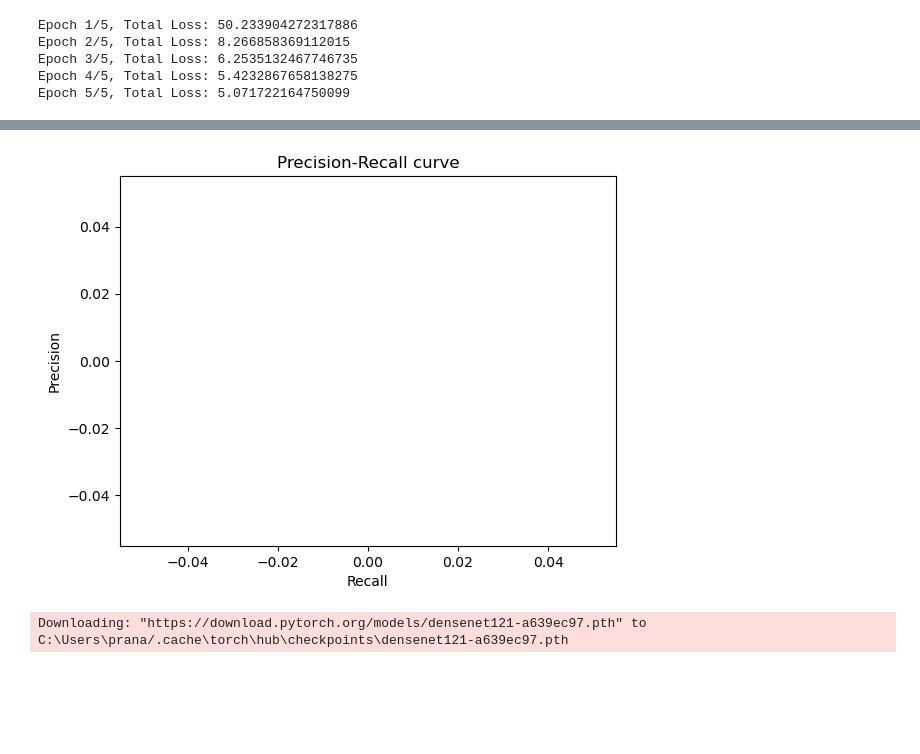
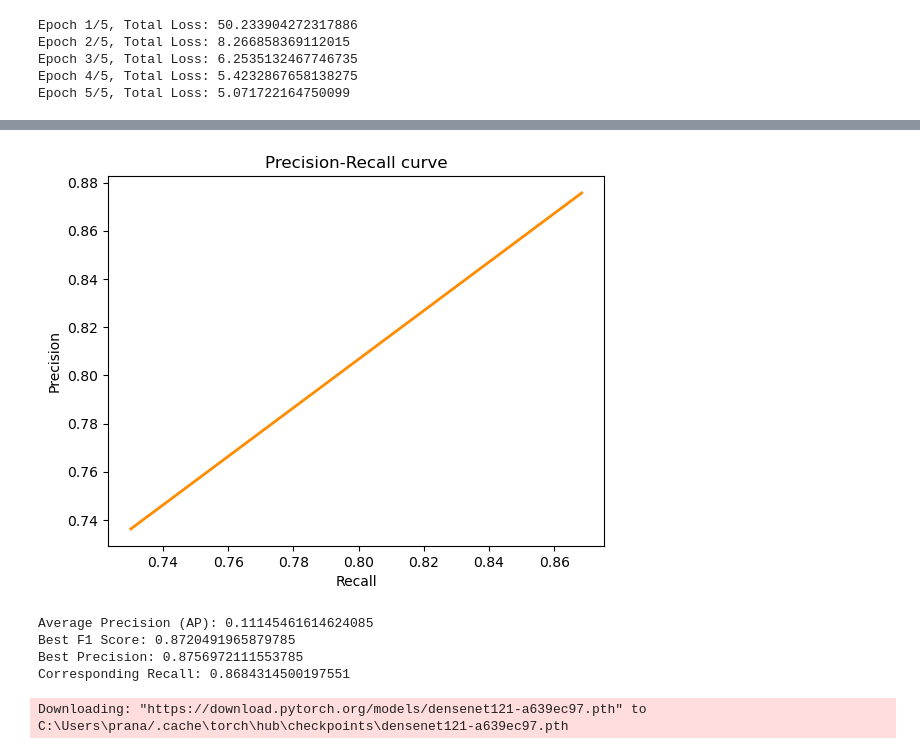
Before and after one commit to PranavMishra17/Microscopy_Seg_CVProjectFall23, a Jupyter notebook: Fast R-CNN.ipynb, the cells around one changed output, grey strips where cells are left out. Saved outputs shown, nothing was run; the diff lists cells and outputs as text; code cells hidden in the pictures; blank space fills up the shorter version.

```diff
--- a/Fast R-CNN.ipynb
+++ b/Fast R-CNN.ipynb
@@ -702,7 +706,16 @@ for epoch in range(num_epochs):
 Epoch 1/2, Total Loss: 67.54901397228241
 Epoch 2/2, Total Loss: 29.958325386047363
 # %%
-pip install cuda
+def load_model(model, load_path, device=torch.device('cpu')):
+    # Ensure the model architecture is the same as the saved state_dict
+    model.load_state_dict(torch.load(load_path, map_location=device))
+    model.to(device)
+    return model
+
+# Usage example:
+model_load_path = directory + 'fast_rcnn_resnet_model.pth'
+fast_rcnn_model = FastRCNNFPN(num_classes)  # Replace with the appropriate number of classes
+fast_rcnn_model = load_model(fast_rcnn_model, model_load_path, device)
 # %%
 @torch.no_grad()
 def evaluate_and_plot(model, data_loader, device, num_images=2, threshold=0.26):
@@ -872,18 +885,18 @@ def evaluate_model(model, data_loader, device, iou_threshold=0.26):
 
     return precision, recall, f1
 # %%
-iou_thresholds = np.linspace(0.3, 0.7, 5)  # Example IoU thresholds
-precisions = []
-recalls = []
+iou_thresholds = np.linspace(0.3, 0.8, 5)  # Example IoU thresholds
+precisions1 = []
+recalls1 = []
 
 for iou_thresh in iou_thresholds:
     precision, recall, _ = evaluate_model(fast_rcnn_model, val_loader, device, iou_threshold=iou_thresh)
-    precisions.append(precision)
-    recalls.append(recall)
+    precisions1.append(precision)
+    recalls1.append(recall)
 
 # Plotting Precision-Recall curve
 plt.figure()
-plt.plot(recalls, precisions, color='darkorange', lw=2)
+plt.plot(recalls1, precisions1, color='darkorange', lw=2)
 plt.xlabel('Recall')
 plt.ylabel('Precision')
 plt.title('Precision-Recall curve')
@@ -954,6 +994,10 @@ Epoch 3/5, Total Loss: 6.2535132467746735
 Epoch 4/5, Total Loss: 5.4232867658138275
 Epoch 5/5, Total Loss: 5.071722164750099
 # %%
+model_load_path = directory + 'fast_rcnn_mobilenet_model.pth'
+
+model_mobilenet = load_model(model_mobilenet, model_load_path, device)
+
 # Call the function to evaluate and plot predictions
 evaluate_and_plot(model_mobilenet, val_loader, device, num_images=2)
 # %% [output]
@@ -972,22 +1040,55 @@ Image 2 Predictions (after threshold):
 # %%
-iou_thresholds = np.linspace(0.3, 0.7, 5)  # Example IoU thresholds
+iou_thresholds = np.linspace(0.3, 0.8, 5)  # Example IoU thresholds
 precisions = []
 recalls = []
 
 for iou_thresh in iou_thresholds:
     precision, recall, _ = evaluate_model(model_mobilenet, val_loader, device, iou_threshold=iou_thresh)
     precisions.append(precision)
     recalls.append(recall)
 
 # Plotting Precision-Recall curve
 plt.figure()
 plt.plot(recalls, precisions, color='darkorange', lw=2)
 plt.xlabel('Recall')
 plt.ylabel('Precision')
 plt.title('Precision-Recall curve')
 plt.show()
 # %% [output]
-[figure, old version]
+[figure, new version]
+# %%
+from sklearn.metrics import auc
+import numpy as np
+from sklearn.metrics import precision_recall_curve
+
+# Calculate the AP as the area under the PR curve
+AP = auc(recalls, precisions)
+
+# Find the best F1 score
+f1_scores = [2 * p * r / (p + r) if (p + r) > 0 else 0 for p, r in zip(precisions, recalls)]
+max_f1_score = max(f1_scores)
+
+print(f"Average Precision (AP): {AP}")
+print(f"Best F1 Score: {max_f1_score}")
+
+
+# Assuming `targets` and `predictions` are the ground truth and model output respectively
+#precision, recall, thresholds = precision_recall_curve(targets, predictions)
+
+# Find the index of the maximum precision
+max_precision_index = np.argmax(precisions)
+
+# Get the maximum precision and corresponding recall
+max_precision = precisions[max_precision_index]
+corresponding_recall = recalls[max_precision_index]
+
+print(f"Best Precision: {max_precision}")
+print(f"Corresponding Recall: {corresponding_recall}")
+# %% [output]
+Average Precision (AP): 0.11145461614624085
+Best F1 Score: 0.8720491965879785
+Best Precision: 0.8756972111553785
+Corresponding Recall: 0.8684314500197551
 # %%
 from torchvision.models.detection import FasterRCNN
 from torchvision.models.detection.backbone_utils import resnet_fpn_backbone
```
Also changed, not shown: parts of 8 cells of this notebook.
